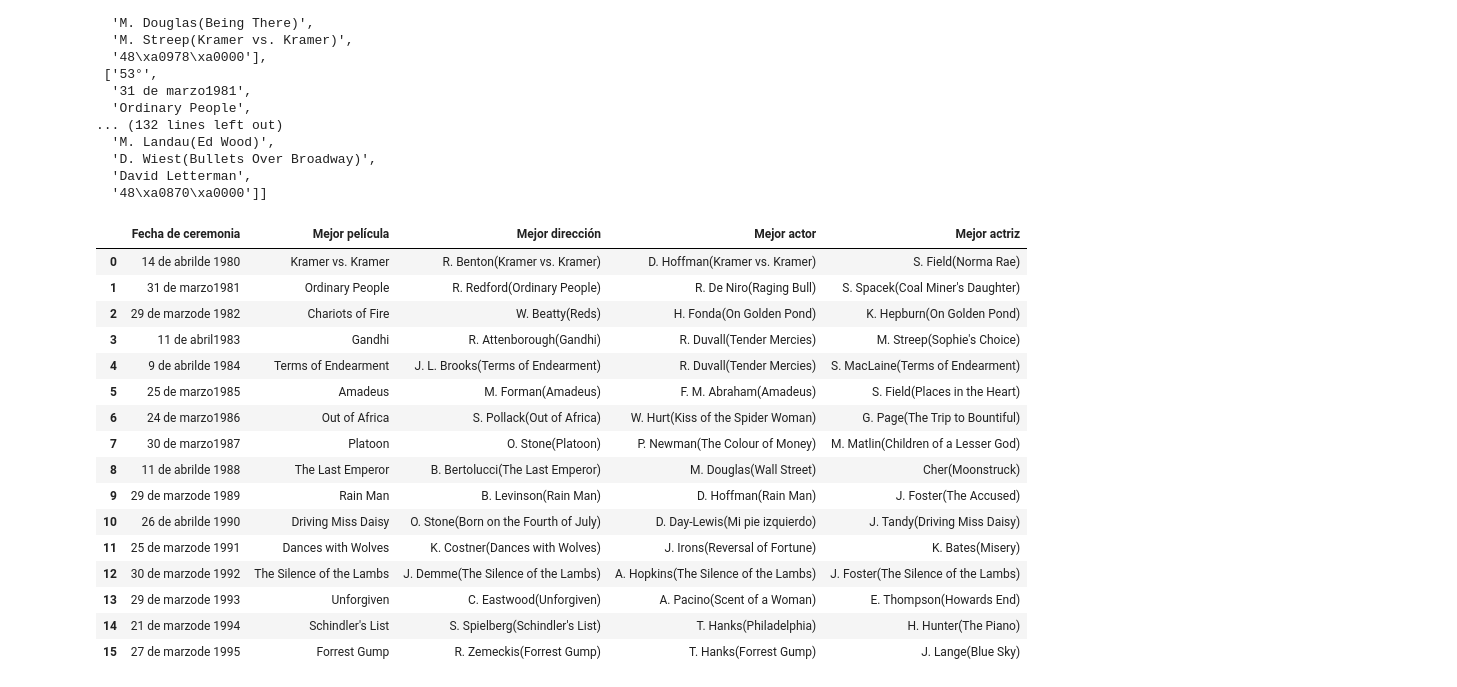
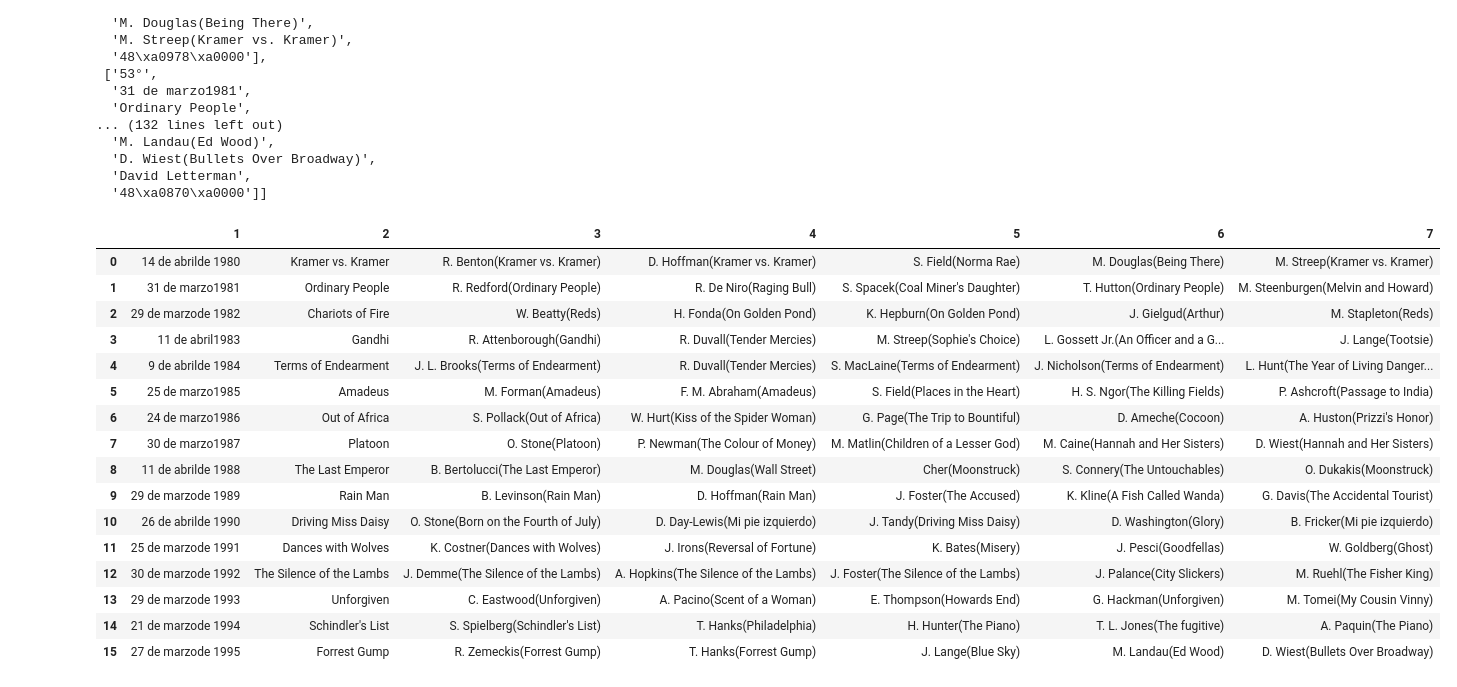
Before and after one commit to Adalab/proyecto-da-promo-b-modulo-2-team-2, a Jupyter notebook: FASE_BEAUTIFULSOUP_4/Beautiful Soup.ipynb, the cells around one changed output. Saved outputs shown, nothing was run; the diff lists cells and outputs as text; code cells hidden in the pictures.

```diff
--- a/FASE_BEAUTIFULSOUP_4/Beautiful Soup.ipynb
+++ b/FASE_BEAUTIFULSOUP_4/Beautiful Soup.ipynb
@@ -196,26 +195,26 @@ resultados
 # %%
 df = pd.DataFrame(resultados)
 
-df_limpio = df.drop(columns=[0, 6, 7, 8, 9])
+df
 
-df_limpio.columns = ['Fecha de ceremonia', 'Mejor película', 'Mejor dirección', 'Mejor actor', 'Mejor actriz']
+df_limpio = df.drop(columns=[0, 8, 9])
 
 df_limpio
 # %% [output]
-|  | Fecha de ceremonia | Mejor película | Mejor dirección | Mejor actor | Mejor actriz |
-| 0 | 14 de abrilde 1980 | Kramer vs. Kramer | R. Benton(Kramer vs. Kramer) | D. Hoffman(Kramer vs. Kramer) | S. Field(Norma Rae) |
-| 1 | 31 de marzo1981 | Ordinary People | R. Redford(Ordinary People) | R. De Niro(Raging Bull) | S. Spacek(Coal Miner's Daughter) |
-| 2 | 29 de marzode 1982 | Chariots of Fire | W. Beatty(Reds) | H. Fonda(On Golden Pond) | K. Hepburn(On Golden Pond) |
-| 3 | 11 de abril1983 | Gandhi | R. Attenborough(Gandhi) | R. Duvall(Tender Mercies) | M. Streep(Sophie's Choice) |
-| 4 | 9 de abrilde 1984 | Terms of Endearment | J. L. Brooks(Terms of Endearment) | R. Duvall(Tender Mercies) | S. MacLaine(Terms of Endearment) |
-| 5 | 25 de marzo1985 | Amadeus | M. Forman(Amadeus) | F. M. Abraham(Amadeus) | S. Field(Places in the Heart) |
-| 6 | 24 de marzo1986 | Out of Africa | S. Pollack(Out of Africa) | W. Hurt(Kiss of the Spider Woman) | G. Page(The Trip to Bountiful) |
-| 7 | 30 de marzo1987 | Platoon | O. Stone(Platoon) | P. Newman(The Colour of Money) | M. Matlin(Children of a Lesser God) |
-| 8 | 11 de abrilde 1988 | The Last Emperor | B. Bertolucci(The Last Emperor) | M. Douglas(Wall Street) | Cher(Moonstruck) |
-| 9 | 29 de marzode 1989 | Rain Man | B. Levinson(Rain Man) | D. Hoffman(Rain Man) | J. Foster(The Accused) |
-| 10 | 26 de abrilde 1990 | Driving Miss Daisy | O. Stone(Born on the Fourth of July) | D. Day-Lewis(Mi pie izquierdo) | J. Tandy(Driving Miss Daisy) |
-| 11 | 25 de marzode 1991 | Dances with Wolves | K. Costner(Dances with Wolves) | J. Irons(Reversal of Fortune) | K. Bates(Misery) |
-| 12 | 30 de marzode 1992 | The Silence of the Lambs | J. Demme(The Silence of the Lambs) | A. Hopkins(The Silence of the Lambs) | J. Foster(The Silence of the Lambs) |
-| 13 | 29 de marzode 1993 | Unforgiven | C. Eastwood(Unforgiven) | A. Pacino(Scent of a Woman) | E. Thompson(Howards End) |
-| 14 | 21 de marzode 1994 | Schindler's List | S. Spielberg(Schindler's List) | T. Hanks(Philadelphia) | H. Hunter(The Piano) |
-| 15 | 27 de marzode 1995 | Forrest Gump | R. Zemeckis(Forrest Gump) | T. Hanks(Forrest Gump) | J. Lange(Blue Sky) |
+|  | 1 | 2 | 3 | 4 | 5 | 6 | 7 |
+| 0 | 14 de abrilde 1980 | Kramer vs. Kramer | R. Benton(Kramer vs. Kramer) | D. Hoffman(Kramer vs. Kramer) | S. Field(Norma Rae) | M. Douglas(Being There) | M. Streep(Kramer vs. Kramer) |
+| 1 | 31 de marzo1981 | Ordinary People | R. Redford(Ordinary People) | R. De Niro(Raging Bull) | S. Spacek(Coal Miner's Daughter) | T. Hutton(Ordinary People) | M. Steenburgen(Melvin and Howard) |
+| 2 | 29 de marzode 1982 | Chariots of Fire | W. Beatty(Reds) | H. Fonda(On Golden Pond) | K. Hepburn(On Golden Pond) | J. Gielgud(Arthur) | M. Stapleton(Reds) |
+| 3 | 11 de abril1983 | Gandhi | R. Attenborough(Gandhi) | R. Duvall(Tender Mercies) | M. Streep(Sophie's Choice) | L. Gossett Jr.(An Officer and a G... | J. Lange(Tootsie) |
+| 4 | 9 de abrilde 1984 | Terms of Endearment | J. L. Brooks(Terms of Endearment) | R. Duvall(Tender Mercies) | S. MacLaine(Terms of Endearment) | J. Nicholson(Terms of Endearment) | L. Hunt(The Year of Living Danger... |
+| 5 | 25 de marzo1985 | Amadeus | M. Forman(Amadeus) | F. M. Abraham(Amadeus) | S. Field(Places in the Heart) | H. S. Ngor(The Killing Fields) | P. Ashcroft(Passage to India) |
+| 6 | 24 de marzo1986 | Out of Africa | S. Pollack(Out of Africa) | W. Hurt(Kiss of the Spider Woman) | G. Page(The Trip to Bountiful) | D. Ameche(Cocoon) | A. Huston(Prizzi's Honor) |
+| 7 | 30 de marzo1987 | Platoon | O. Stone(Platoon) | P. Newman(The Colour of Money) | M. Matlin(Children of a Lesser God) | M. Caine(Hannah and Her Sisters) | D. Wiest(Hannah and Her Sisters) |
+| 8 | 11 de abrilde 1988 | The Last Emperor | B. Bertolucci(The Last Emperor) | M. Douglas(Wall Street) | Cher(Moonstruck) | S. Connery(The Untouchables) | O. Dukakis(Moonstruck) |
+| 9 | 29 de marzode 1989 | Rain Man | B. Levinson(Rain Man) | D. Hoffman(Rain Man) | J. Foster(The Accused) | K. Kline(A Fish Called Wanda) | G. Davis(The Accidental Tourist) |
+| 10 | 26 de abrilde 1990 | Driving Miss Daisy | O. Stone(Born on the Fourth of July) | D. Day-Lewis(Mi pie izquierdo) | J. Tandy(Driving Miss Daisy) | D. Washington(Glory) | B. Fricker(Mi pie izquierdo) |
+| 11 | 25 de marzode 1991 | Dances with Wolves | K. Costner(Dances with Wolves) | J. Irons(Reversal of Fortune) | K. Bates(Misery) | J. Pesci(Goodfellas) | W. Goldberg(Ghost) |
+| 12 | 30 de marzode 1992 | The Silence of the Lambs | J. Demme(The Silence of the Lambs) | A. Hopkins(The Silence of the Lambs) | J. Foster(The Silence of the Lambs) | J. Palance(City Slickers) | M. Ruehl(The Fisher King) |
+| 13 | 29 de marzode 1993 | Unforgiven | C. Eastwood(Unforgiven) | A. Pacino(Scent of a Woman) | E. Thompson(Howards End) | G. Hackman(Unforgiven) | M. Tomei(My Cousin Vinny) |
+| 14 | 21 de marzode 1994 | Schindler's List | S. Spielberg(Schindler's List) | T. Hanks(Philadelphia) | H. Hunter(The Piano) | T. L. Jones(The fugitive) | A. Paquin(The Piano) |
+| 15 | 27 de marzode 1995 | Forrest Gump | R. Zemeckis(Forrest Gump) | T. Hanks(Forrest Gump) | J. Lange(Blue Sky) | M. Landau(Ed Wood) | D. Wiest(Bullets Over Broadway) |
```
Also changed, not shown: parts of 3 cells of this notebook, 6 other files.
